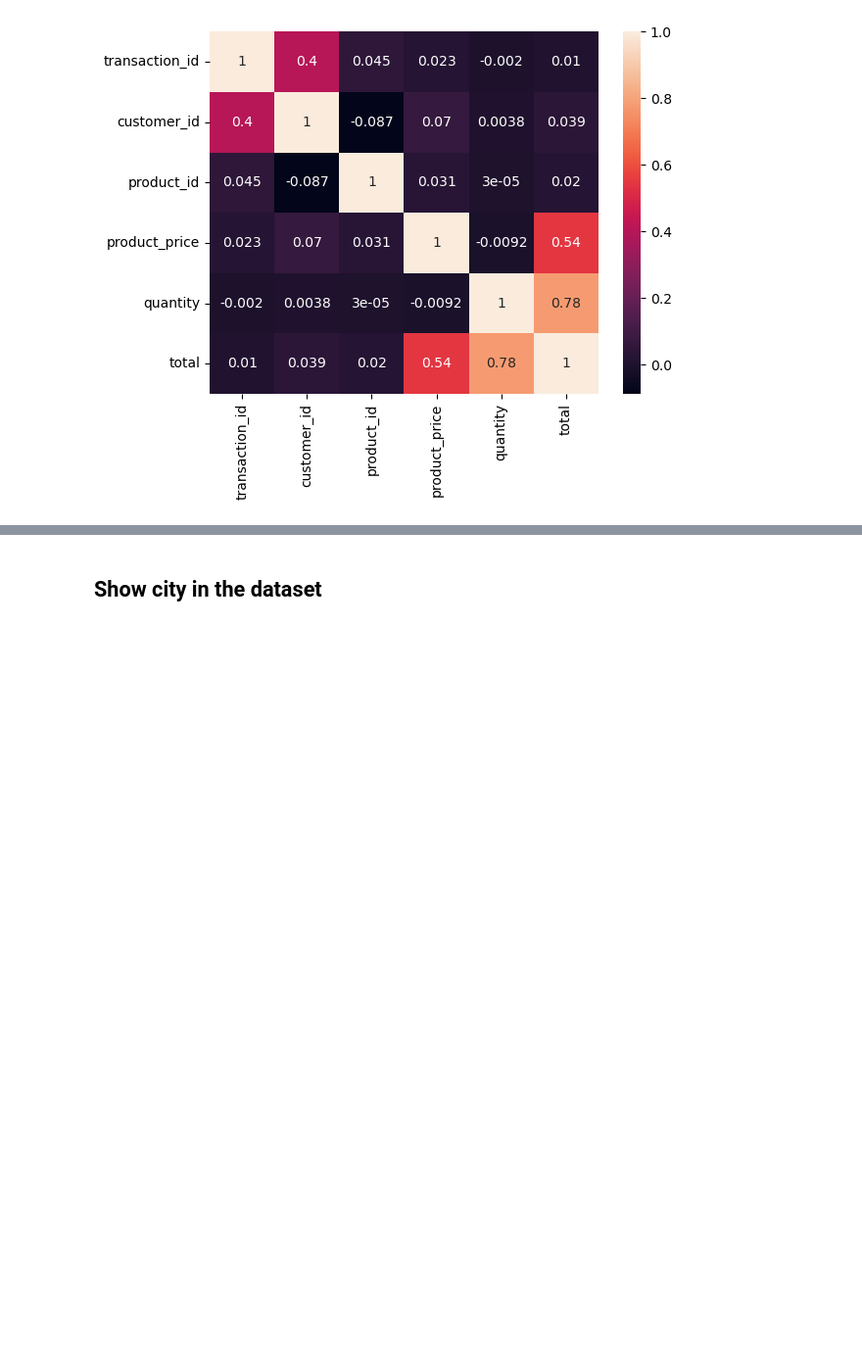
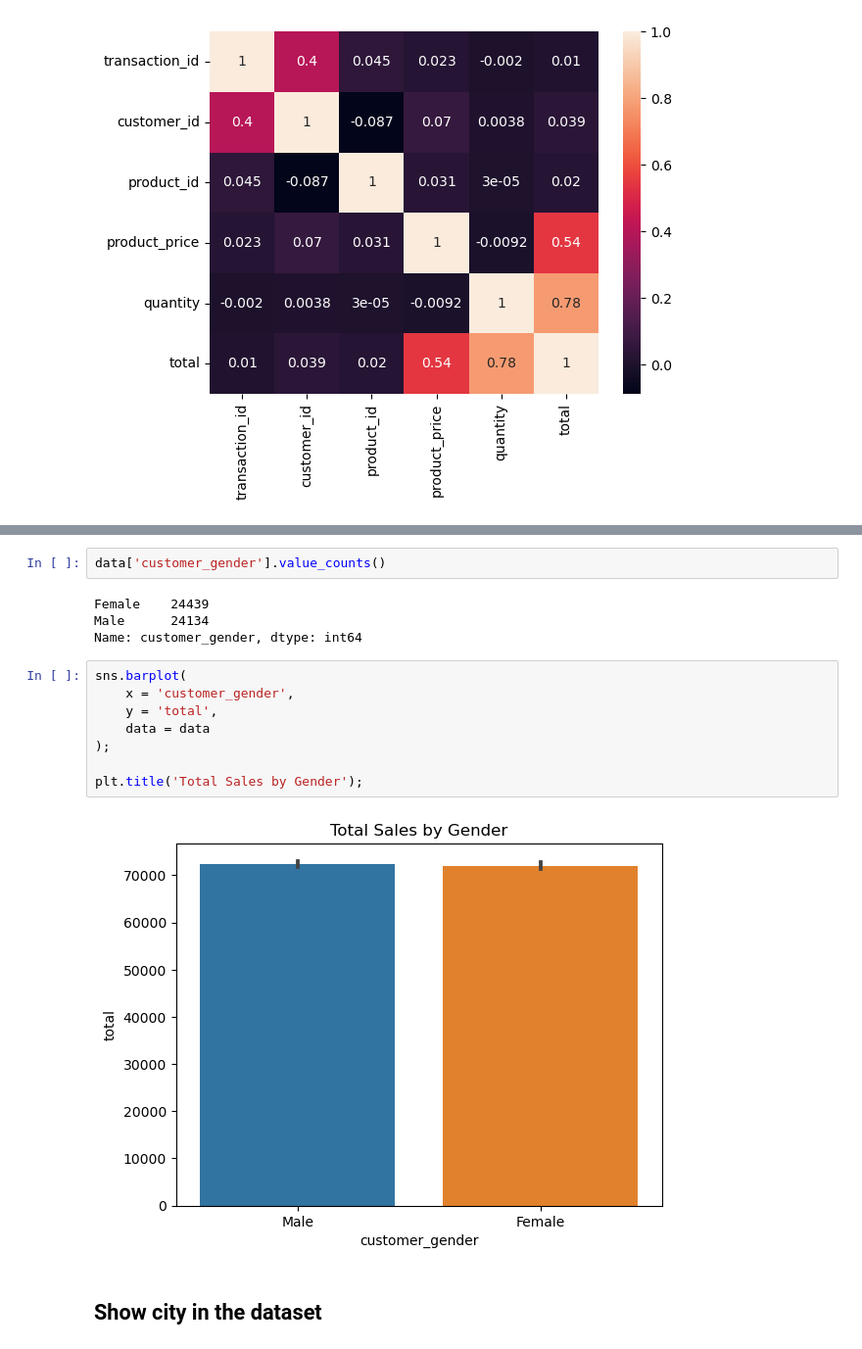
Before and after one commit to Edy-Mochamad/Analysis-Ecommers, a Jupyter notebook: ecommers.ipynb, the cells around one changed output, grey strips where cells are left out. Shown at 98% size. Drawn from its saved outputs; the diff is of its cells as text; blank space fills up the shorter version.

```diff
--- a/ecommers.ipynb
+++ b/ecommers.ipynb
@@ -153,3 +195,19 @@ ds_1
+# %%
+data['customer_gender'].value_counts()
+# %% [output]
+Female    24439
+Male      24134
+Name: customer_gender, dtype: int64
+# %%
+sns.barplot(
+    x = 'customer_gender',
+    y = 'total',
+    data = data
+);
+
+plt.title('Total Sales by Gender');
+# %% [output]
+[figure, added]
 # %% [markdown]
 ## **Show city in the dataset**
 # %%
```
Also changed, not shown: parts of 11 cells of this notebook.
